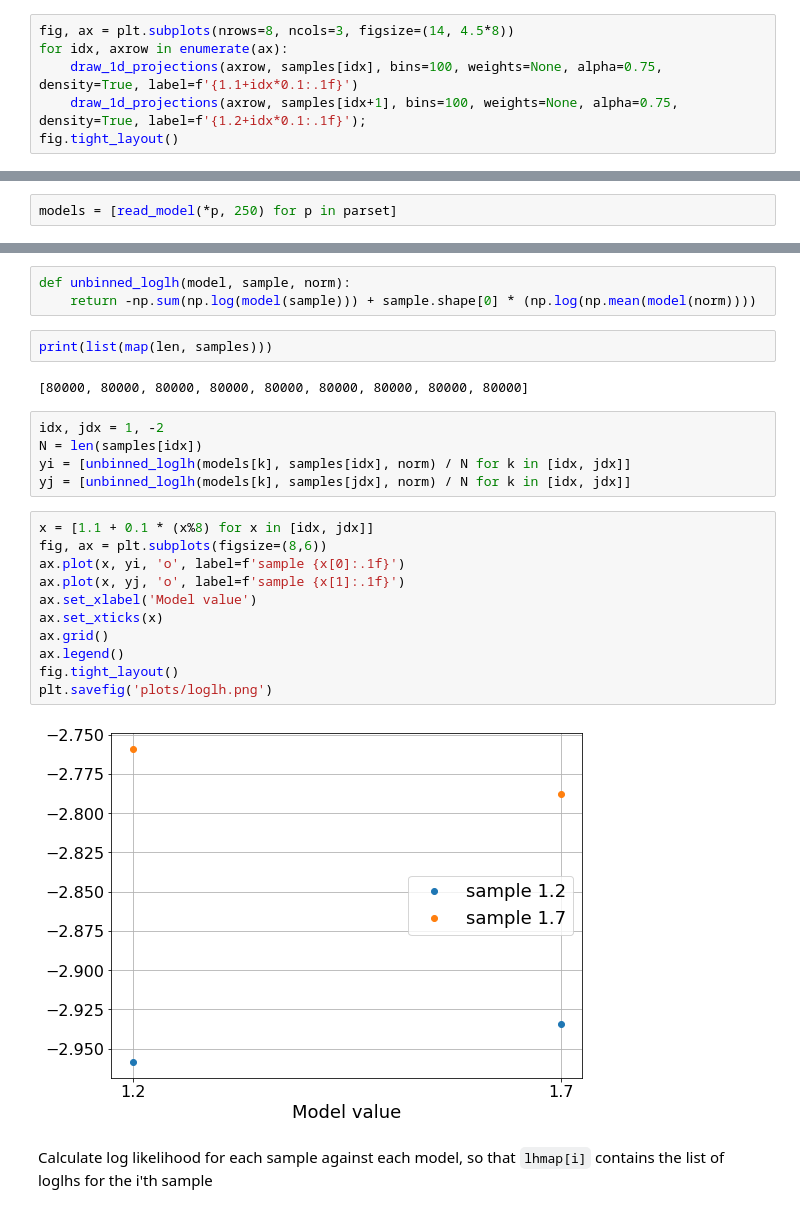
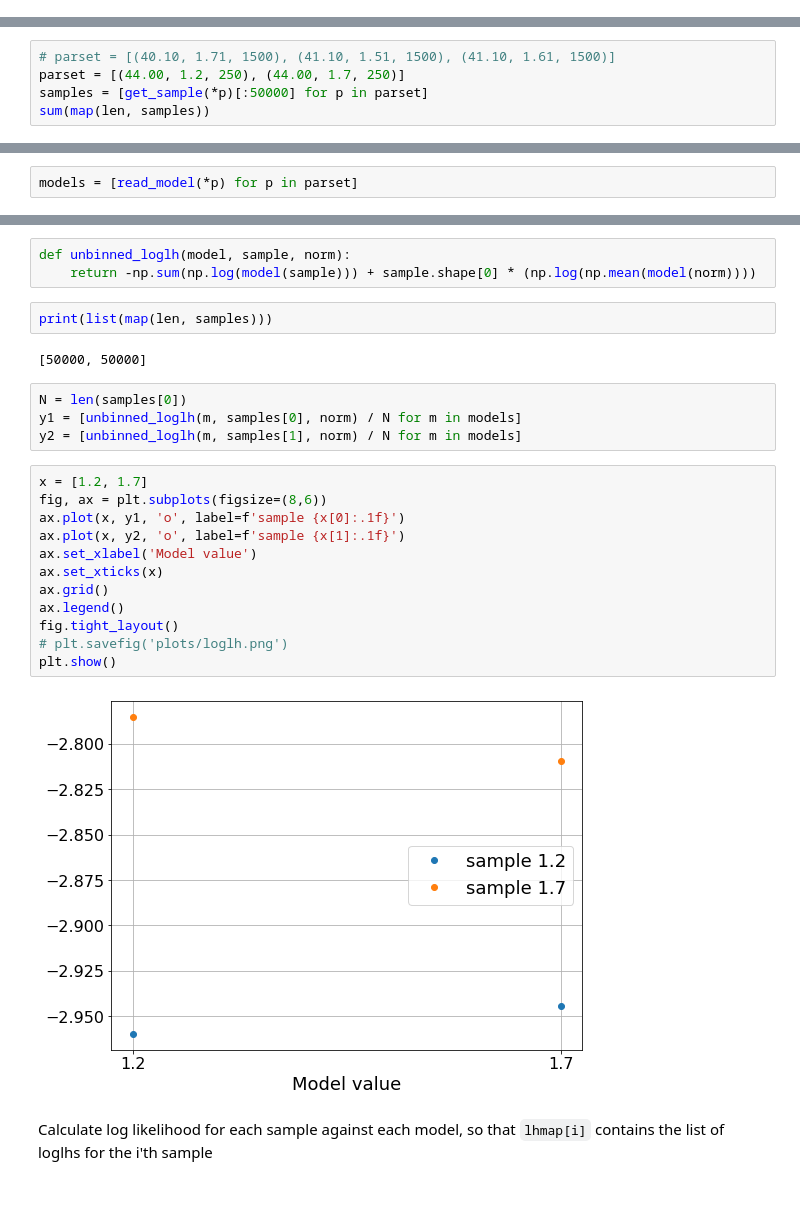
Before and after one commit to VitalyVorobyev/ddst, a Jupyter notebook: nntest.ipynb, the cells around one changed output, grey strips where cells are left out. Drawn from its saved outputs; the diff is of its cells as text.

```diff
--- a/nntest.ipynb
+++ b/nntest.ipynb
@@ -68,6 +65,0 @@ sum(map(len, samples))
-# %%
-fig, ax = plt.subplots(nrows=8, ncols=3, figsize=(14, 4.5*8))
-for idx, axrow in enumerate(ax):
-    draw_1d_projections(axrow, samples[idx], bins=100, weights=None, alpha=0.75, density=True, label=f'{1.1+idx*0.1:.1f}')
-    draw_1d_projections(axrow, samples[idx+1], bins=100, weights=None, alpha=0.75, density=True, label=f'{1.2+idx*0.1:.1f}');
-fig.tight_layout()
@@ -102,0 +137,5 @@ rg = np.random.Generator(np.random.PCG64())
+# %%
+# parset = [(40.10, 1.71, 1500), (41.10, 1.51, 1500), (41.10, 1.61, 1500)]
+parset = [(44.00, 1.2, 250), (44.00, 1.7, 250)]
+samples = [get_sample(*p)[:50000] for p in parset]
+sum(map(len, samples))
@@ -166,3 +152,3 @@ def read_model(re, im, ch):
 # %%
-models = [read_model(*p, 250) for p in parset]
+models = [read_model(*p) for p in parset]
 # %%
@@ -195,25 +196,25 @@ def unbinned_loglh(model, sample, norm):
 # %%
 print(list(map(len, samples)))
 # %% [output]
-[80000, 80000, 80000, 80000, 80000, 80000, 80000, 80000, 80000]
+[50000, 50000]
 # %%
-idx, jdx = 1, -2
-N = len(samples[idx])
-yi = [unbinned_loglh(models[k], samples[idx], norm) / N for k in [idx, jdx]]
-yj = [unbinned_loglh(models[k], samples[jdx], norm) / N for k in [idx, jdx]]
+N = len(samples[0])
+y1 = [unbinned_loglh(m, samples[0], norm) / N for m in models]
+y2 = [unbinned_loglh(m, samples[1], norm) / N for m in models]
 # %%
-x = [1.1 + 0.1 * (x%8) for x in [idx, jdx]]
+x = [1.2, 1.7]
 fig, ax = plt.subplots(figsize=(8,6))
-ax.plot(x, yi, 'o', label=f'sample {x[0]:.1f}')
-ax.plot(x, yj, 'o', label=f'sample {x[1]:.1f}')
+ax.plot(x, y1, 'o', label=f'sample {x[0]:.1f}')
+ax.plot(x, y2, 'o', label=f'sample {x[1]:.1f}')
 ax.set_xlabel('Model value')
 ax.set_xticks(x)
 ax.grid()
 ax.legend()
 fig.tight_layout()
-plt.savefig('plots/loglh.png')
+# plt.savefig('plots/loglh.png')
+plt.show()
 # %% [output]
-[figure, old version]
+[figure, new version]
 # %% [markdown]
 Calculate log likelihood for each sample against each model, so that `lhmap[i]` contains the list of loglhs for the i'th sample
 # %%
```
Also changed, not shown: parts of 32 cells of this notebook, 3 other files.
